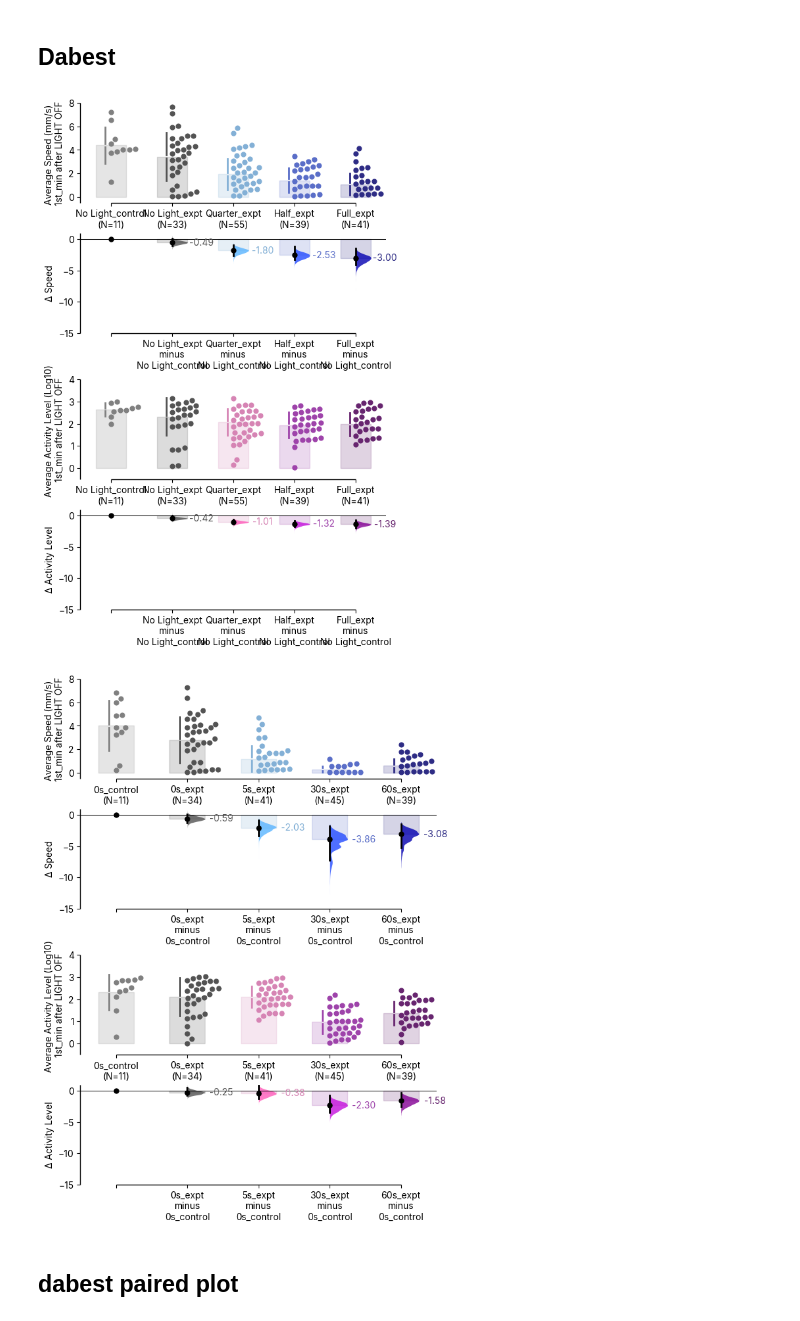
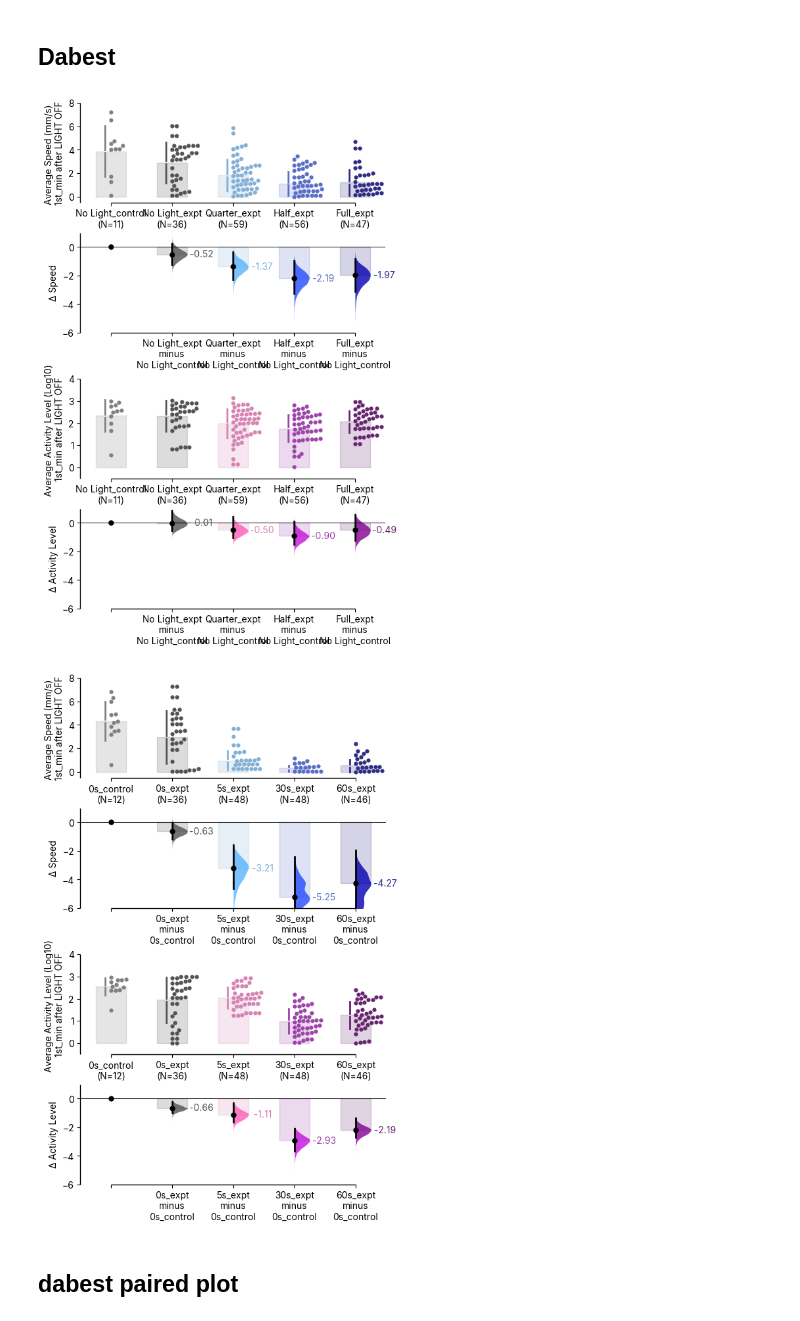
Before and after one commit to lnicole08/TrumelanOPN3, a Jupyter notebook: 3. Stacked plots.ipynb, the cells around one changed output. Drawn from its saved outputs; the diff is of its cells as text; code cells hidden in the pictures.

```diff
--- a/3. Stacked plots.ipynb
+++ b/3. Stacked plots.ipynb
@@ -403,4 +393,9 @@ plt.savefig(homecomp + "\\ACC Lab Dropbox\\ACC Lab\\Nicole Lee\\eOPN3 manuscript
 # %%
+driver = "elav"
+responder = "eOPN3_ATR"
+#driver = "w1118"
+specifictime = 600
+
 line_colors = {
     '0s': "#333333",
     '5s': "#0072B2",
@@ -409,13 +404,11 @@ line_colors = {
 }
 
 duration_files_line = {
-    '0s': specifiedpath + driver + " x " + responder + "_nolight",
+    '0s': specifiedpath + driver + " x " + responder + "_0s",
     '5s': specifiedpath + driver + " x " + responder + "_5s",
     '30s': specifiedpath + driver + " x " + responder + "_30s",
     '60s': specifiedpath + driver + " x " + responder + "_60s",
 }
-
-split_map = {'0s': 'odd', '5s': 'odd'}
 
 rolling_window = 50
 duration_speed = {}
@@ -423,21 +416,13 @@ duration_activity = {}
 
 for label, filepath in duration_files_line.items():
     df = pd.read_csv(filepath + "_max" + str(maxtime) + "s.csv").set_index('Time (s)')
-    df = filter_dead_flies(df)
     df = df.iloc[0:(specifictime*2), :]
 
-    speed_cols = sorted([c for c in df.columns if c.startswith('Speed')], key=lambda c: int(c.split('_')[1]))
-    activity_cols = sorted([c for c in df.columns if c.startswith('ActivityLevel')], key=lambda c: int(c.split('_')[1]))
-    split = split_map.get(label)
-    if split == 'even':
-        speed_cols = speed_cols[1::2]
-        activity_cols = activity_cols[1::2]
-    elif split == 'odd':
-        speed_cols = speed_cols[0::2]
-        activity_cols = activity_cols[0::2]
+    speed_df = df.filter(regex="^Speed").T.reset_index(drop=True)
+    activity_df = df.filter(regex="^ActivityLevel").T.reset_index(drop=True)
 
-    duration_speed[label] = df[speed_cols].T.reset_index(drop=True)
-    duration_activity[label] = df[activity_cols].T.reset_index(drop=True)
+    duration_speed[label] = speed_df
+    duration_activity[label] = activity_df
 
 fig, axes = plt.subplots(1, 2, figsize=(15,3), gridspec_kw={'wspace': 0.2})
 plt.subplots_adjust(hspace=0.1)
@@ -498,5 +483,5 @@ fig.patch.set_facecolor('white')
 plt.tight_layout(rect=[0, 0, 0.98, 1])
 
 
-plt.savefig(homecomp + "\\ACC Lab Dropbox\\ACC Lab\\Nicole Lee\\eOPN3 manuscript\\Data compilation\\Trumelan\\Trumelan images\\lineplot_duration" + driver + "_" + responder + ".svg", bbox_inches='tight')
+#plt.savefig(homecomp + "\\ACC Lab Dropbox\\ACC Lab\\Nicole Lee\\eOPN3 manuscript\\Data compilation\\Trumelan\\Trumelan images\\lineplot_duration" + driver + "_" + responder + ".svg", bbox_inches='tight')
 # %% [output]
@@ -519,7 +504,6 @@ def get_phases(light_duration_s=5.0):
 
 def load_and_split(filepath, phase_slice, split=None):
     df = pd.read_csv(filepath + "_max3600s.csv").set_index('Time (s)')
-    df = filter_dead_flies(df)
     df = df.loc[phase_slice, :]
     speed_cols = sorted([c for c in df.columns if c.startswith('Speed')], key=lambda c: int(c.split('_')[1]))
     activity_cols = sorted([c for c in df.columns if c.startswith('ActivityLevel')], key=lambda c: int(c.split('_')[1]))
@@ -577,6 +561,7 @@ import dabest
 db_speed_3 = dabest.load(df_dabest_speed, idx=(("No Light_control", "No Light_expt", "Quarter_expt",  "Half_expt", "Full_expt")))
 db_activitylevel_3 = dabest.load(df_dabest_activity, idx=(("No Light_control", "No Light_expt", "Quarter_expt",  "Half_expt", "Full_expt")))
 # %%
+
 colorpalette = ["gray", "#535353",  "#59B4FF",  "#234BFF",  "#0300B1" ]
 colorpalette_2 = ["gray", "#535353",  "#FF5BBA",  "#C510DD",  "#830094"]
 
@@ -585,18 +570,23 @@ common_style = {'fontsize_rawxlabel': 10, 'fontsize_rawylabel': 10, 'fontsize_co
                 'fontsize_contrastylabel': 10, 'fontsize_delta2label': 10, 'contrast_marker_size': 5}
 
 
-db_speed_3.hedges_g.plot(raw_label=f"Average Speed (mm/s) \n"  + str(phase) + " after LIGHT OFF", custom_palette = colorpalette,
-                              contrast_label="Δ Speed", raw_ylim=(-0.5, 8), contrast_ylim=(-15, 1),  **common_style, ax = axx[0]);
+db_speed_3.hedges_g.plot(raw_label=f"Average Speed (mm/s) \n"  + str(phase) + " after LIGHT OFF", custom_palette = colorpalette,raw_marker_size= 3,
+                              contrast_label="Δ Speed", raw_ylim=(-0.5, 8), contrast_ylim=(-6, 1),  **common_style, ax = axx[0]);
 
 
 
-db_activitylevel_3.hedges_g.plot(raw_label=f"Average Activity Level (Log10) \n"  + str(phase) + " after LIGHT OFF", custom_palette = colorpalette_2,
-                              contrast_label="Δ Activity Level", raw_ylim=(-0.5, 4), contrast_ylim=(-15, 1),  **common_style, ax = axx[1]);
+db_activitylevel_3.hedges_g.plot(raw_label=f"Average Activity Level (Log10) \n"  + str(phase) + " after LIGHT OFF", custom_palette = colorpalette_2,raw_marker_size= 3,
+                              contrast_label="Δ Activity Level", raw_ylim=(-0.5, 4), contrast_ylim=(-6, 1),  **common_style, ax = axx[1]);
 mpl.rcParams['svg.fonttype'] = 'none'
-f.savefig("D:\\ACC Lab Dropbox\\ACC Lab\\Nicole Lee\\eOPN3 manuscript\\Data compilation\\Trumelan\\Trumelan images\\dabestplots_compiledplot_" + driver + " x " + responder + ".svg",  bbox_inches='tight')
+f.savefig(titledpath +"\\ACC Lab Dropbox\\ACC Lab\\Nicole Lee\\eOPN3 manuscript\\Data compilation\\Trumelan\\Trumelan images\\dabestplots_compiledplot_" + driver + " x " + responder + ".svg",  bbox_inches='tight')
 # %% [output]
-[figure, old version]
+[figure, new version]
 # %%
+driver = "elav"
+responder = "eOPN3_ATR"
+w1118 = "w1118"
+both_controls = "No"
+
 _, _, first_min_0s, _, _ = get_phases(60)
 
 ctrl_speed_0s, ctrl_activity_0s = load_and_split(specifiedpath + w1118 + " x " + responder + "_0s", first_min_0s, 'odd')
@@ -640,22 +630,22 @@ db_activitylevel_2 = dabest.load(df_dabest_activity, idx=(("0s_control", "0s_exp
 # %%
 
 colorpalette = ["gray", "#535353",  "#59B4FF",  "#234BFF",  "#0300B1" ]
 colorpalette_2 = ["gray", "#535353",  "#FF5BBA",  "#C510DD",  "#830094"]
 
-f, axx = plt.subplots(2,1, figsize = (7,10))
+f, axx = plt.subplots(2,1, figsize = (6,10))
 common_style = {'fontsize_rawxlabel': 10, 'fontsize_rawylabel': 10, 'fontsize_contrastxlabel': 10,
                 'fontsize_contrastylabel': 10, 'fontsize_delta2label': 10, 'contrast_marker_size': 5}
 
-db_speed_2.hedges_g.plot(raw_label=f"Average Speed (mm/s) \n"  + str(phase) + " after LIGHT OFF", custom_palette = colorpalette,
-                              contrast_label="Δ Speed", raw_ylim=(-0.5, 8), contrast_ylim=(-15, 1),  **common_style, ax = axx[0]);
+db_speed_2.hedges_g.plot(raw_label=f"Average Speed (mm/s) \n"  + str(phase) + " after LIGHT OFF", custom_palette = colorpalette, raw_marker_size= 3,
+                              contrast_label="Δ Speed", raw_ylim=(-0.5, 8), contrast_ylim=(-6, 1),  **common_style, ax = axx[0]);
 
-db_activitylevel_2.hedges_g.plot(raw_label=f"Average Activity Level (Log10) \n"  + str(phase) + " after LIGHT OFF", custom_palette = colorpalette_2,
-                              contrast_label="Δ Activity Level", raw_ylim=(-0.5, 4), contrast_ylim=(-15, 1),  **common_style, ax = axx[1]);
+db_activitylevel_2.hedges_g.plot(raw_label=f"Average Activity Level (Log10) \n"  + str(phase) + " after LIGHT OFF", custom_palette = colorpalette_2, raw_marker_size= 3,
+                              contrast_label="Δ Activity Level", raw_ylim=(-0.5, 4), contrast_ylim=(-6, 1),  **common_style, ax = axx[1]);
 
 mpl.rcParams['svg.fonttype'] = 'none'
-f.savefig("D:\\ACC Lab Dropbox\\ACC Lab\\Nicole Lee\\eOPN3 manuscript\\Data compilation\\Trumelan\\Trumelan images\\dabestplots_compiledplot_duration" + driver + " x " + responder + ".svg",  bbox_inches='tight')
+f.savefig(titledpath + "\\ACC Lab Dropbox\\ACC Lab\\Nicole Lee\\eOPN3 manuscript\\Data compilation\\Trumelan\\Trumelan images\\dabestplots_compiledplot_duration" + driver + " x " + responder + ".svg",  bbox_inches='tight')
 # %% [output]
-[figure, old version]
+[figure, new version]
 # %% [markdown]
 ## dabest paired plot
 # %%
```
Also changed, not shown: parts of 12 cells of this notebook, 1 other file.
